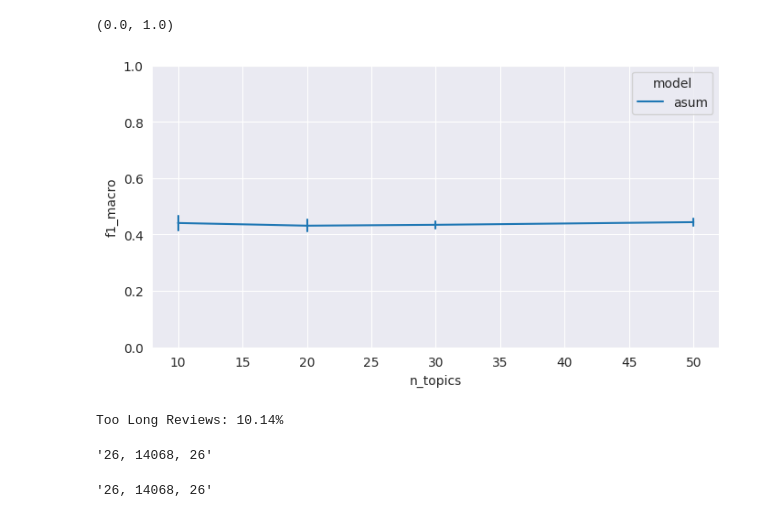
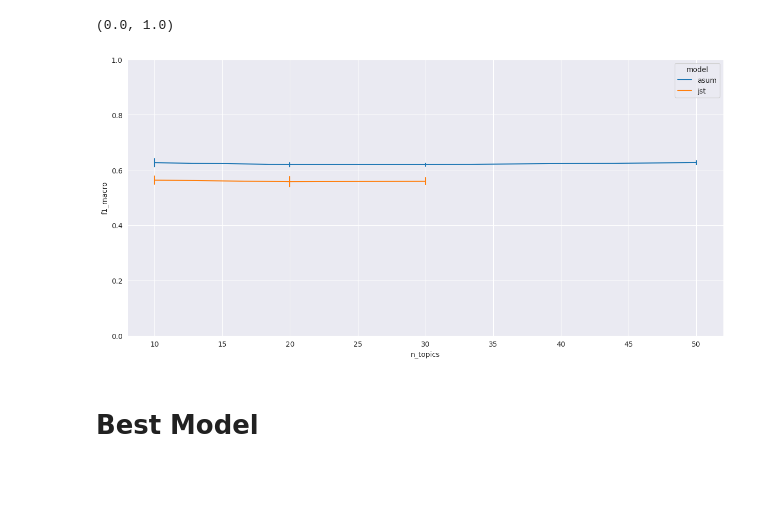
Before and after one commit to saiteki-kai/amazon-reviews, a Jupyter notebook: notebooks/06_results.ipynb, the cells around one changed output. Drawn from its saved outputs; the diff is of its cells as text; code cells hidden in the pictures; blank space fills up the shorter version.

Commit message:
feat: aspect based sentiment analysis results

```diff
--- a/notebooks/06_results.ipynb
+++ b/notebooks/06_results.ipynb
@@ -8,7 +36,7 @@ from reviews.config import out_dir
 total_df = pd.DataFrame()
 for n_topics in [10, 20, 30, 50]:
     for model in ["asum", "jst"]:
-        for norm in ["stemming"]: #"lemmatization"
+        for norm in ["raw", "stemming", "lemmatization"]:
 
             filename = out_dir / model / f"metrics_{model}_{n_topics}_text_{norm}.csv"
 
@@ -23,7 +86,8 @@ for n_topics in [10, 20, 30, 50]:
 # %%
-fig, ax = plt.subplots(figsize=(8, 4))
-sns.lineplot(total_df, y="f1_macro", x="n_topics", hue="model", ax=ax, err_style="bars", errorbar="sd") #style="normalization"
+fig, ax = plt.subplots(figsize=(15, 7))
+sns.lineplot(total_df[total_df['normalization'] == 'stemming'], y="f1_macro", x="n_topics", hue="model", ax=ax,
+             err_style="bars", errorbar="sd")
 ax.set_ylim([0, 1])
 # %% [output]
 (0.0, 1.0)
-[figure, old version]
+[figure, new version]
@@ -36,37 +94,2 @@ from collections import Counter
-# %%
-NORM = "lemmatization"  # stemming, lemmatization
-FIELD = "text"  # text, text+summary
-
-
-pos_words, neg_words = read_sentiment_words(normalization=NORM)
-
-reviews_df = pd.read_json(
-    processed_data_dir / f"reviews_{FIELD}_{NORM}.json.gz", orient="records"
-)
-
-# load tokens
-too_long = reviews_df["tokens"].apply(lambda x: len(list(chain.from_iterable(x))) > 50)
-reviews_df.loc[too_long, "tokens"] = "[]"
-
-print(f"Too Long Reviews: {too_long.sum() / len(reviews_df) * 100:.2f}%")
-
-# docs
-sentences = list(reviews_df["tokens"].apply(lambda r: " ".join(chain.from_iterable(r))))
-docs = [f"d{i} {x}" for i, x in enumerate(sentences)]
-
-with open(data_dir / "jst" / "docs.dat", "w") as f:
-    f.write("\n".join(docs))
-
-# vocabulary
-tokens = flat_sentence_tokens(reviews_df["tokens"])
-vocabs = [f"{k} {v}" for (k, v) in dict(Counter(tokens)).items()]
-# %% [output]
-Too Long Reviews: 10.14%
-# %%
-f'{len(set(tokens).intersection(pos_words))}, {len(set(tokens))}, {len(pos_words)}'
-# %% [output]
-'26, 14068, 26'
-# %%
-f'{len(set(tokens).intersection(neg_words))}, {len(set(tokens))}, {len(neg_words)}'
-# %% [output]
-'26, 14068, 26'
+# %% [markdown]
+# Best Model
```
Also changed, not shown: parts of 33 cells of this notebook.
